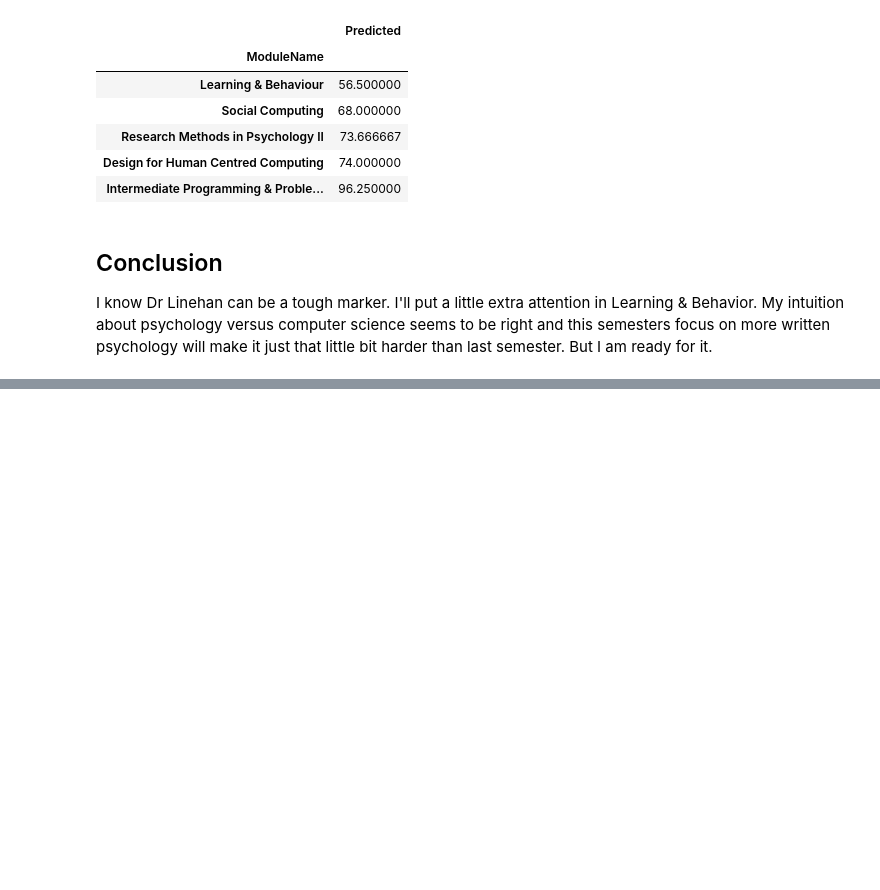
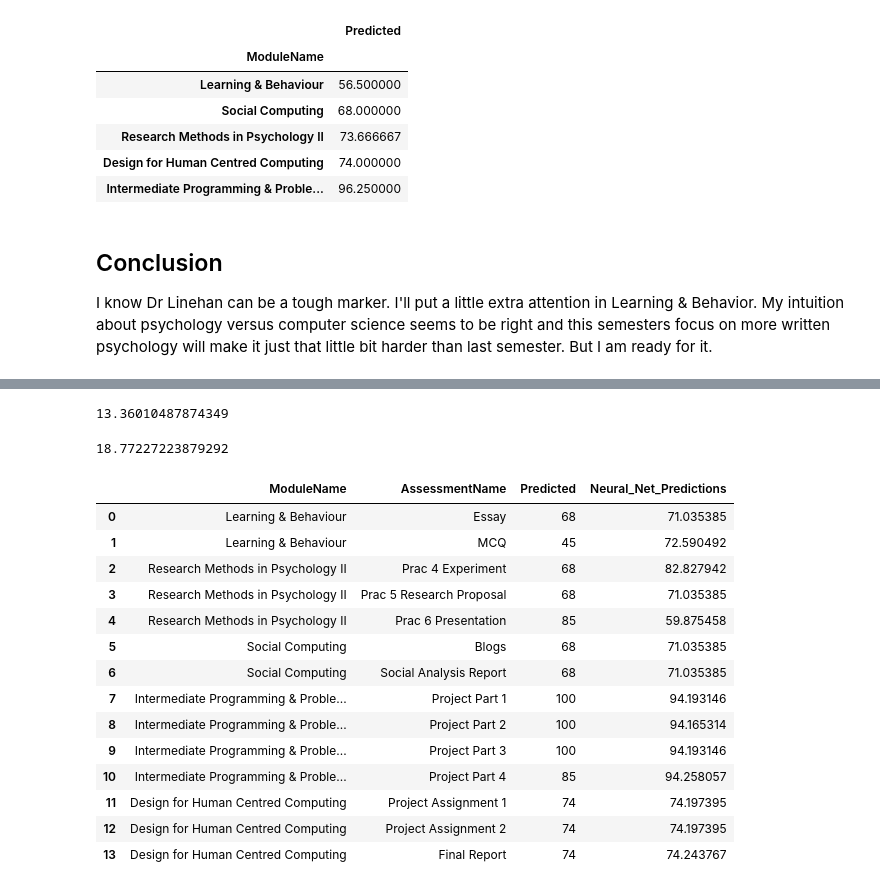
Before and after one commit to craigtkhill/predicting-grades, a Jupyter notebook: predicting_grades.ipynb, the cells around one changed output, grey strips where cells are left out. Saved outputs shown, nothing was run; the diff lists cells and outputs as text; code cells hidden in the pictures; blank space fills up the shorter version.

Commit message:
testing neural network

```diff
--- a/predicting_grades.ipynb
+++ b/predicting_grades.ipynb
@@ -335,0 +435,30 @@ I know Dr Linehan can be a tough marker. I'll put a little extra attention in Le
+# %%
+mean_absolute_error(prediction_df["Test True Y"], prediction_df["Model Predictions"])
+# %% [output]
+13.36010487874349
+# %%
+mean_squared_error(prediction_df["Test True Y"], prediction_df["Model Predictions"]) **0.5
+# %% [output]
+18.77227223879292
+# %%
+semester2 = scaler.transform(predicted_grades)
+# %%
+semester_2["Neural_Net_Predictions"] = model.predict(semester2)
+# %%
+semester_2[["ModuleName","AssessmentName", "Predicted", "Neural_Net_Predictions"]]
+# %% [output]
+|  | ModuleName | AssessmentName | Predicted | Neural_Net_Predictions |
+| 0 | Learning & Behaviour | Essay | 68 | 71.035385 |
+| 1 | Learning & Behaviour | MCQ | 45 | 72.590492 |
+| 2 | Research Methods in Psychology II | Prac 4 Experiment | 68 | 82.827942 |
+| 3 | Research Methods in Psychology II | Prac 5 Research Proposal | 68 | 71.035385 |
+| 4 | Research Methods in Psychology II | Prac 6 Presentation | 85 | 59.875458 |
+| 5 | Social Computing | Blogs | 68 | 71.035385 |
+| 6 | Social Computing | Social Analysis Report | 68 | 71.035385 |
+| 7 | Intermediate Programming & Proble... | Project Part 1 | 100 | 94.193146 |
+| 8 | Intermediate Programming & Proble... | Project Part 2 | 100 | 94.165314 |
+| 9 | Intermediate Programming & Proble... | Project Part 3 | 100 | 94.193146 |
+| 10 | Intermediate Programming & Proble... | Project Part 4 | 85 | 94.258057 |
+| 11 | Design for Human Centred Computing | Project Assignment 1 | 74 | 74.197395 |
+| 12 | Design for Human Centred Computing | Project Assignment 2 | 74 | 74.197395 |
+| 13 | Design for Human Centred Computing | Final Report | 74 | 74.243767 |
```
Also changed, not shown: parts of 24 cells of this notebook.
